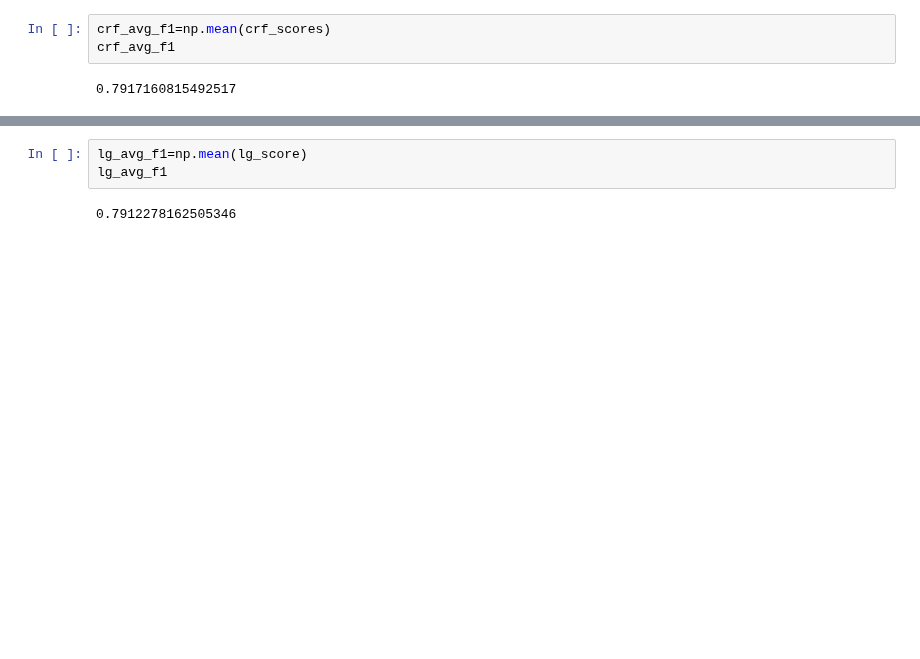
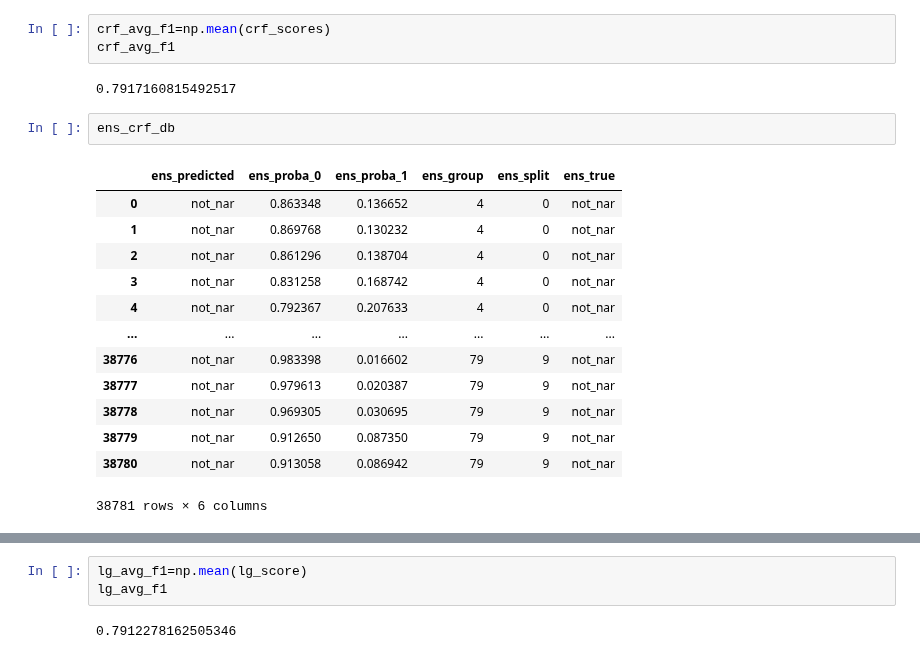
Before and after one commit to Sofy34/personal_strudy, a Jupyter notebook: thesis/16_ensemble_analyze_result.ipynb, the cells around one changed output, grey strips where cells are left out. Drawn from its saved outputs; the diff is of its cells as text; blank space fills up the shorter version.

```diff
--- a/thesis/16_ensemble_analyze_result.ipynb
+++ b/thesis/16_ensemble_analyze_result.ipynb
@@ -73,4 +73,20 @@ crf_avg_f1=np.mean(crf_scores)
 crf_avg_f1
 # %% [output]
 0.7917160815492517
+# %%
+ens_crf_db
+# %% [output]
+|  | ens_predicted | ens_proba_0 | ens_proba_1 | ens_group | ens_split | ens_true |
+| 0 | not_nar | 0.863348 | 0.136652 | 4 | 0 | not_nar |
+| 1 | not_nar | 0.869768 | 0.130232 | 4 | 0 | not_nar |
+| 2 | not_nar | 0.861296 | 0.138704 | 4 | 0 | not_nar |
+| 3 | not_nar | 0.831258 | 0.168742 | 4 | 0 | not_nar |
+| 4 | not_nar | 0.792367 | 0.207633 | 4 | 0 | not_nar |
+| ... | ... | ... | ... | ... | ... | ... |
+| 38776 | not_nar | 0.983398 | 0.016602 | 79 | 9 | not_nar |
+| 38777 | not_nar | 0.979613 | 0.020387 | 79 | 9 | not_nar |
+| 38778 | not_nar | 0.969305 | 0.030695 | 79 | 9 | not_nar |
+| 38779 | not_nar | 0.912650 | 0.087350 | 79 | 9 | not_nar |
+| 38780 | not_nar | 0.913058 | 0.086942 | 79 | 9 | not_nar |
+38781 rows × 6 columns
 # %%
```
Also changed, not shown: parts of 12 cells of this notebook.
